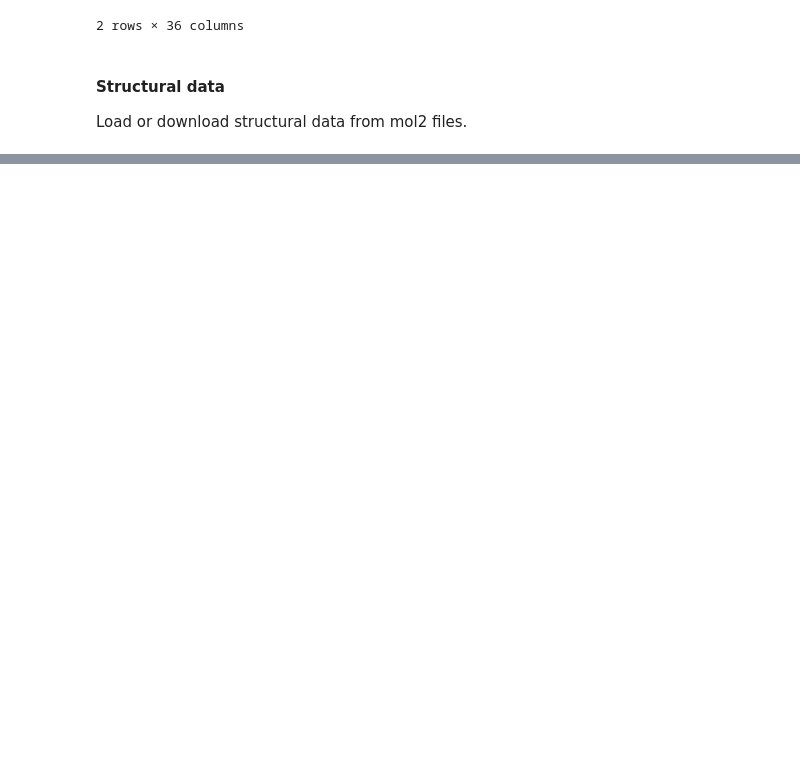
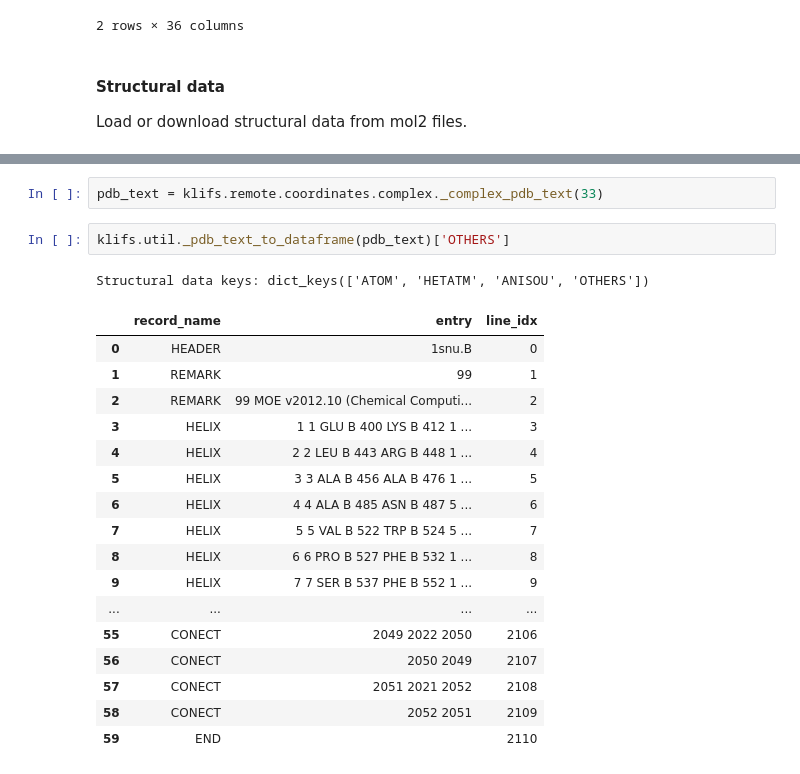
Before and after one commit to volkamerlab/klifs_utils, a Jupyter notebook: tutorial/tutorial.ipynb, the cells around one changed output, grey strips where cells are left out. Drawn from its saved outputs; the diff is of its cells as text; blank space fills up the shorter version.

```diff
--- a/tutorial/tutorial.ipynb
+++ b/tutorial/tutorial.ipynb
@@ -212,0 +241,23 @@ klifs.remote.coordinates.structure(33, 'ligand')
+# %%
+pdb_text = klifs.remote.coordinates.complex._complex_pdb_text(33)
+# %%
+klifs.util._pdb_text_to_dataframe(pdb_text)['OTHERS']
+# %% [output]
+Structural data keys: dict_keys(['ATOM', 'HETATM', 'ANISOU', 'OTHERS'])
+|  | record_name | entry | line_idx |
+| 0 | HEADER | 1snu.B | 0 |
+| 1 | REMARK | 99 | 1 |
+| 2 | REMARK | 99 MOE v2012.10 (Chemical Computi... | 2 |
+| 3 | HELIX | 1 1 GLU B 400 LYS B 412 1 ... | 3 |
+| 4 | HELIX | 2 2 LEU B 443 ARG B 448 1 ... | 4 |
+| 5 | HELIX | 3 3 ALA B 456 ALA B 476 1 ... | 5 |
+| 6 | HELIX | 4 4 ALA B 485 ASN B 487 5 ... | 6 |
+| 7 | HELIX | 5 5 VAL B 522 TRP B 524 5 ... | 7 |
+| 8 | HELIX | 6 6 PRO B 527 PHE B 532 1 ... | 8 |
+| 9 | HELIX | 7 7 SER B 537 PHE B 552 1 ... | 9 |
+| ... | ... | ... | ... |
+| 55 | CONECT | 2049 2022 2050 | 2106 |
+| 56 | CONECT | 2050 2049 | 2107 |
+| 57 | CONECT | 2051 2021 2052 | 2108 |
+| 58 | CONECT | 2052 2051 | 2109 |
+| 59 | END |  | 2110 |
```
Also changed, not shown: parts of 9 cells of this notebook, 12 other files.
